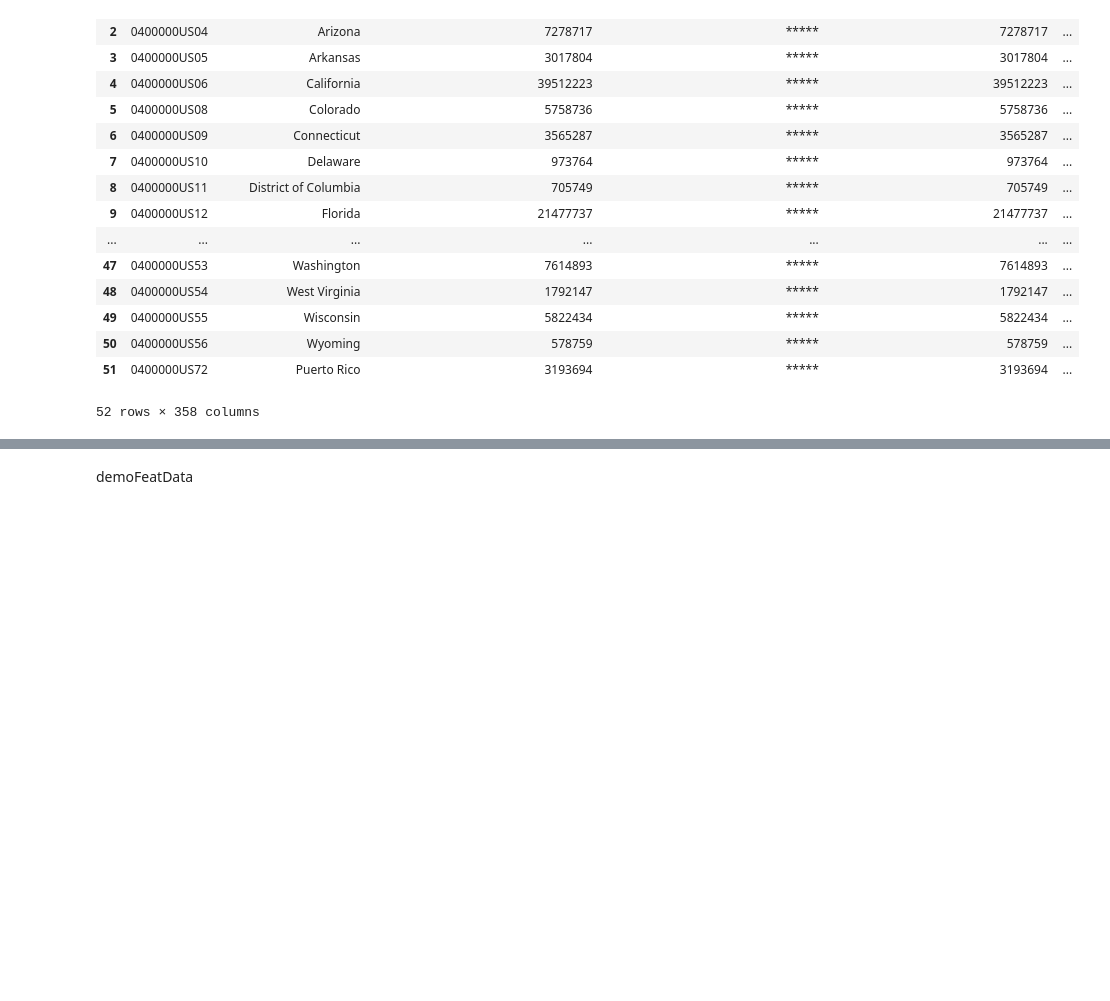
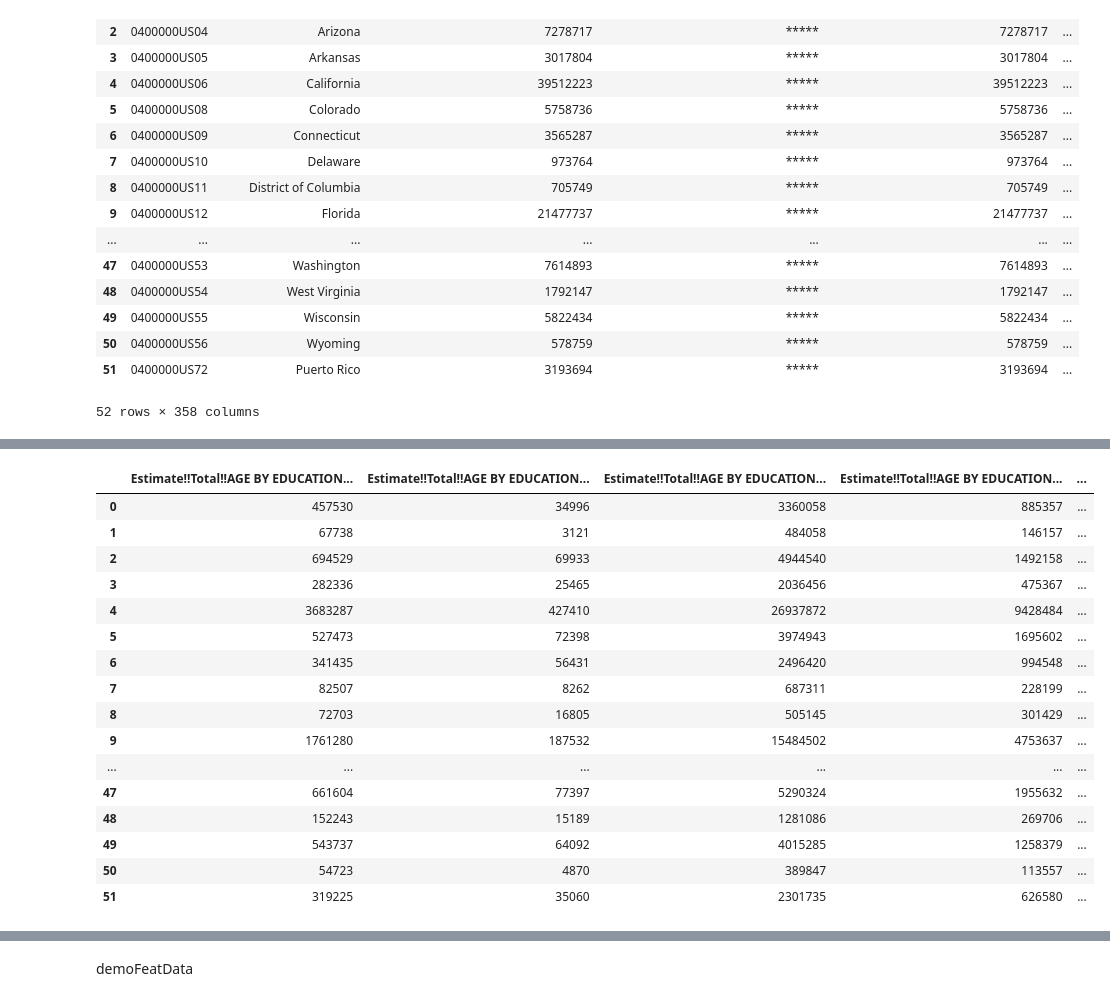
Before and after one commit to MichiganDataScienceTeam/F20-Election-Prediction, a Jupyter notebook: notebooks/demographic_exploration.ipynb, the cells around one changed output, grey strips where cells are left out. Drawn from its saved outputs; the diff is of its cells as text; code cells hidden in the pictures; blank space fills up the shorter version.

```diff
--- a/notebooks/demographic_exploration.ipynb
+++ b/notebooks/demographic_exploration.ipynb
@@ -83,7 +85,6 @@ educationData = educationData.drop(columns = margins)
 # %%
-edu_columns = ["Estimate!!Total!!AGE BY EDUCATIONAL ATTAINMENT!!Population 18 to 24 years",
-               "Estimate!!Total!!AGE BY EDUCATIONAL ATTAINMENT!!Population 18 to 24 years!!Bachelor's degree or higher",
-               "Estimate!!Total!!AGE BY EDUCATIONAL ATTAINMENT!!Population 25 years and over",
-               "Estimate!!Total!!AGE BY EDUCATIONAL ATTAINMENT!!Population 25 years and over!!Bachelor's degree or higher",
-               "Estimate!!Percent!!RACE AND HISPANIC OR LATINO ORIGIN BY EDUCATIONAL ATTAINMENT!!White alone!!Bachelor's degree or higher"
-              ]
+edu_columns = ["Estimate!!Total!!AGE BY EDUCATIONAL ATTAINMENT!!Population 18 to 24 years","Estimate!!Total!!AGE BY EDUCATIONAL ATTAINMENT!!Population 18 to 24 years!!Bachelor's degree or higher","Estimate!!Total!!AGE BY EDUCATIONAL ATTAINMENT!!Population 25 years and over","Estimate!!Total!!AGE BY EDUCATIONAL ATTAINMENT!!Population 25 years and over!!Bachelor's degree or higher","Estimate!!Percent!!RACE AND HISPANIC OR LATINO ORIGIN BY EDUCATIONAL ATTAINMENT!!White alone!!Bachelor's degree or higher"]
+
+#edu_columns = ["Geographic Area Name", "id", "Estimate!!Total!!AGE BY EDUCATIONAL ATTAINMENT"]
+
+edu_columns
@@ -90,5 +97,24 @@ edu_columns = ["Estimate!!Total!!AGE BY EDUCATIONAL ATTAINMENT!!Population 18 to
 # %%
 educationData = educationData[edu_columns]
+educationData
+# %% [output]
+|  | Estimate!!Total!!AGE BY EDUCATION... | Estimate!!Total!!AGE BY EDUCATION... | Estimate!!Total!!AGE BY EDUCATION... | Estimate!!Total!!AGE BY EDUCATION... | ... |
+| 0 | 457530 | 34996 | 3360058 | 885357 | ... |
+| 1 | 67738 | 3121 | 484058 | 146157 | ... |
+| 2 | 694529 | 69933 | 4944540 | 1492158 | ... |
+| 3 | 282336 | 25465 | 2036456 | 475367 | ... |
+| 4 | 3683287 | 427410 | 26937872 | 9428484 | ... |
+| 5 | 527473 | 72398 | 3974943 | 1695602 | ... |
+| 6 | 341435 | 56431 | 2496420 | 994548 | ... |
+| 7 | 82507 | 8262 | 687311 | 228199 | ... |
+| 8 | 72703 | 16805 | 505145 | 301429 | ... |
+| 9 | 1761280 | 187532 | 15484502 | 4753637 | ... |
+| ... | ... | ... | ... | ... | ... |
+| 47 | 661604 | 77397 | 5290324 | 1955632 | ... |
+| 48 | 152243 | 15189 | 1281086 | 269706 | ... |
+| 49 | 543737 | 64092 | 4015285 | 1258379 | ... |
+| 50 | 54723 | 4870 | 389847 | 113557 | ... |
+| 51 | 319225 | 35060 | 2301735 | 626580 | ... |
 # %%
 educationData['total_with_college'] = educationData["Estimate!!Total!!AGE BY EDUCATIONAL ATTAINMENT!!Population 18 to 24 years!!Bachelor's degree or higher"] + educationData["Estimate!!Total!!AGE BY EDUCATIONAL ATTAINMENT!!Population 25 years and over!!Bachelor's degree or higher"]
 # %% [output]
```
Also changed, not shown: parts of 17 cells of this notebook, 4 other files.
